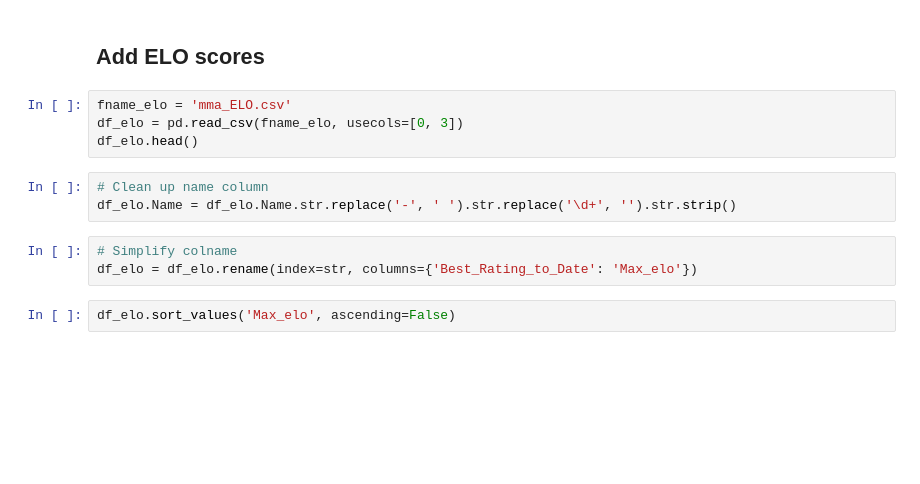
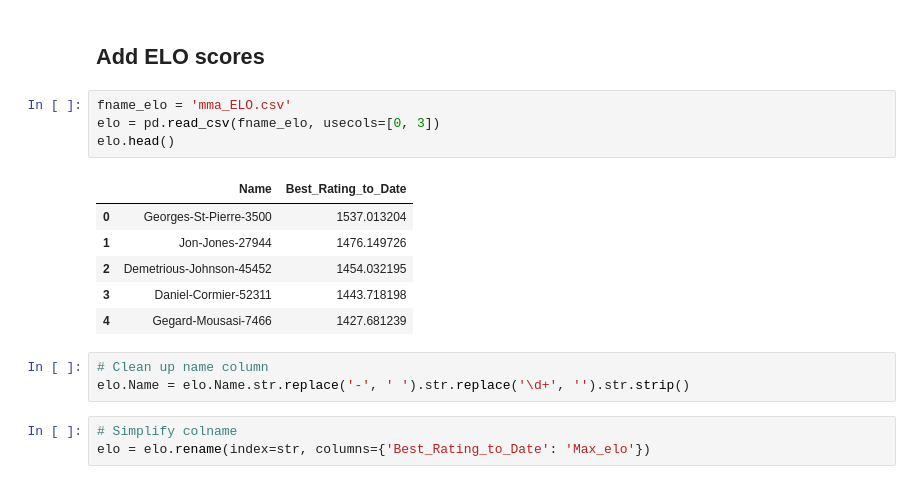
Before and after one commit to Hmamin/usada, a Jupyter notebook: usada_fixed.ipynb, the cells around one changed output. Cells and saved outputs as stored; diff of their text form; blank space fills up the shorter version.

```diff
--- a/usada_fixed.ipynb
+++ b/usada_fixed.ipynb
@@ -563,13 +579,18 @@ len(fighter_dicts)
 ## Add ELO scores
 # %%
 fname_elo = 'mma_ELO.csv'
-df_elo = pd.read_csv(fname_elo, usecols=[0, 3])
-df_elo.head()
+elo = pd.read_csv(fname_elo, usecols=[0, 3])
+elo.head()
+# %% [output]
+|  | Name | Best_Rating_to_Date |
+| 0 | Georges-St-Pierre-3500 | 1537.013204 |
+| 1 | Jon-Jones-27944 | 1476.149726 |
+| 2 | Demetrious-Johnson-45452 | 1454.032195 |
+| 3 | Daniel-Cormier-52311 | 1443.718198 |
+| 4 | Gegard-Mousasi-7466 | 1427.681239 |
 # %%
 # Clean up name column
-df_elo.Name = df_elo.Name.str.replace('-', ' ').str.replace('\d+', '').str.strip()
+elo.Name = elo.Name.str.replace('-', ' ').str.replace('\d+', '').str.strip()
 # %%
 # Simplify colname
-df_elo = df_elo.rename(index=str, columns={'Best_Rating_to_Date': 'Max_elo'})
+elo = elo.rename(index=str, columns={'Best_Rating_to_Date': 'Max_elo'})
-# %%
-df_elo.sort_values('Max_elo', ascending=False)
```
Also changed, not shown: parts of 9 cells of this notebook.
